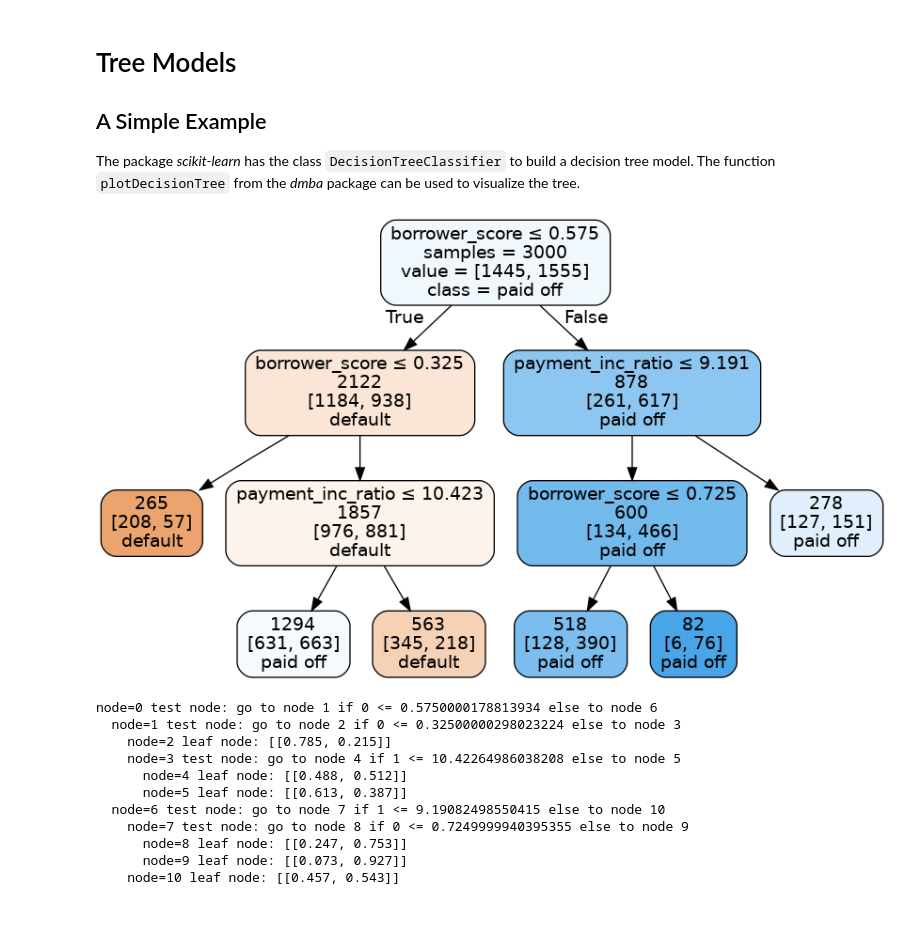
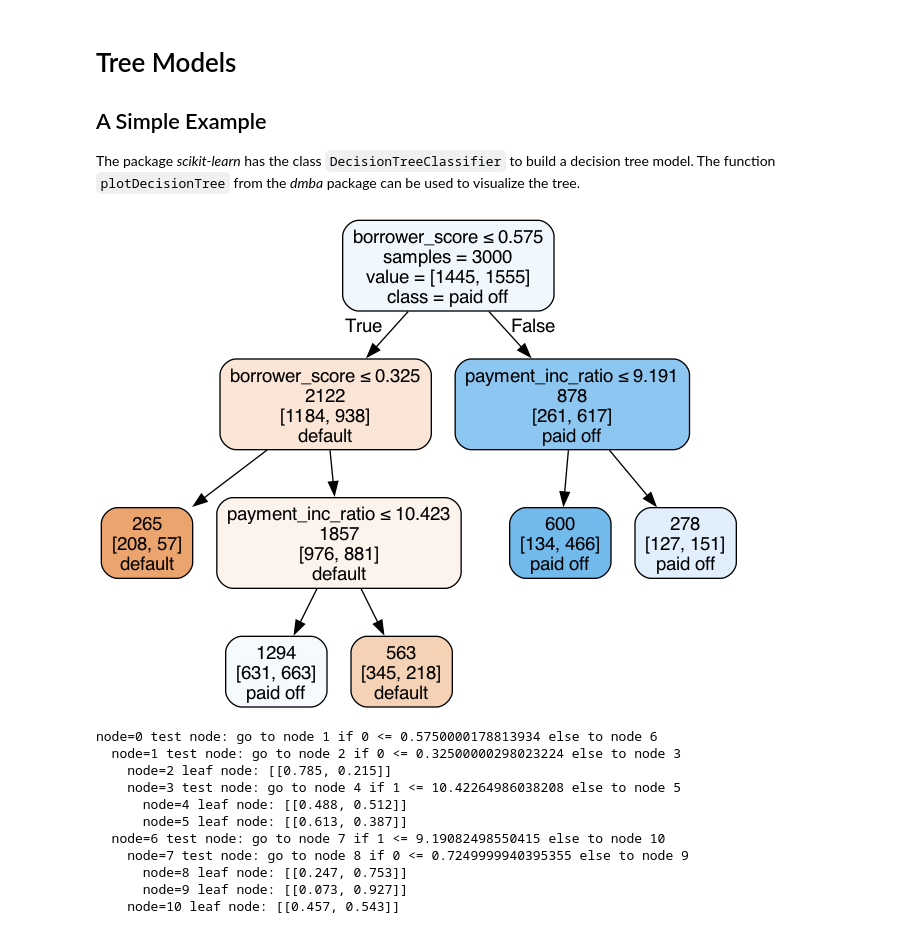
Before and after one commit to jarffery/practical-statistics-for-data-scientists, a Jupyter notebook: python/notebooks/Chapter 6 - Statistical Machine Learning.ipynb, the cells around one changed output. Drawn from its saved outputs; the diff is of its cells as text; code cells hidden in the pictures.

```diff
--- a/python/notebooks/Chapter 6 - Statistical Machine Learning.ipynb
+++ b/python/notebooks/Chapter 6 - Statistical Machine Learning.ipynb
@@ -189,18 +188,19 @@ The package _scikit-learn_ has the class `DecisionTreeClassifier` to build a dec
 # %%
 loan3000 = pd.read_csv(LOAN3000_CSV)
 
 predictors = ['borrower_score', 'payment_inc_ratio']
 outcome = 'outcome'
 
 X = loan3000[predictors]
 y = loan3000[outcome]
 
 loan_tree = DecisionTreeClassifier(random_state=1, criterion='entropy',
-                                   min_impurity_decrease=0.003)
+                                   min_impurity_decrease=0.005)
+## by adjust the min_impurity_decrease, we can control the depth of the tree
 loan_tree.fit(X, y)
 plotDecisionTree(loan_tree, feature_names=predictors, class_names=loan_tree.classes_)
 # %% [output]
-[figure, old version]
+[figure, new version]
 # %%
 print(textDecisionTree(loan_tree))
 # %% [output]
```
Also changed, not shown: parts of 18 cells of this notebook.
